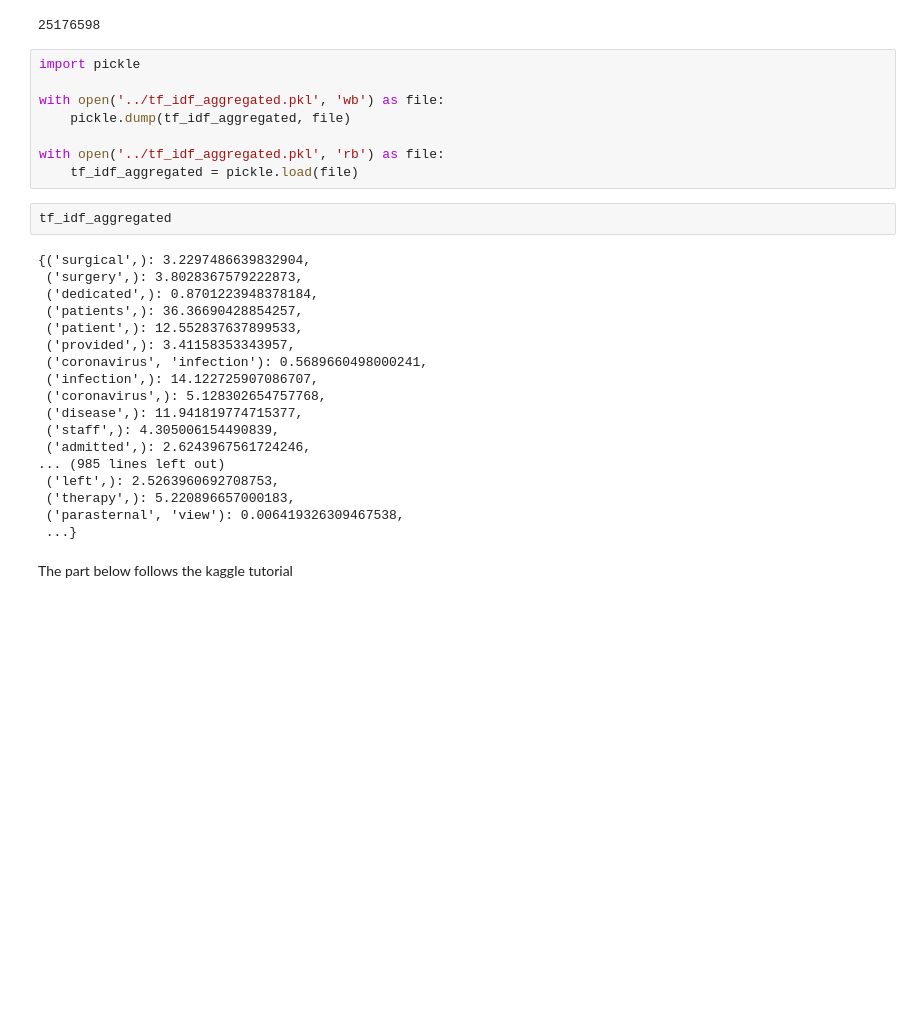
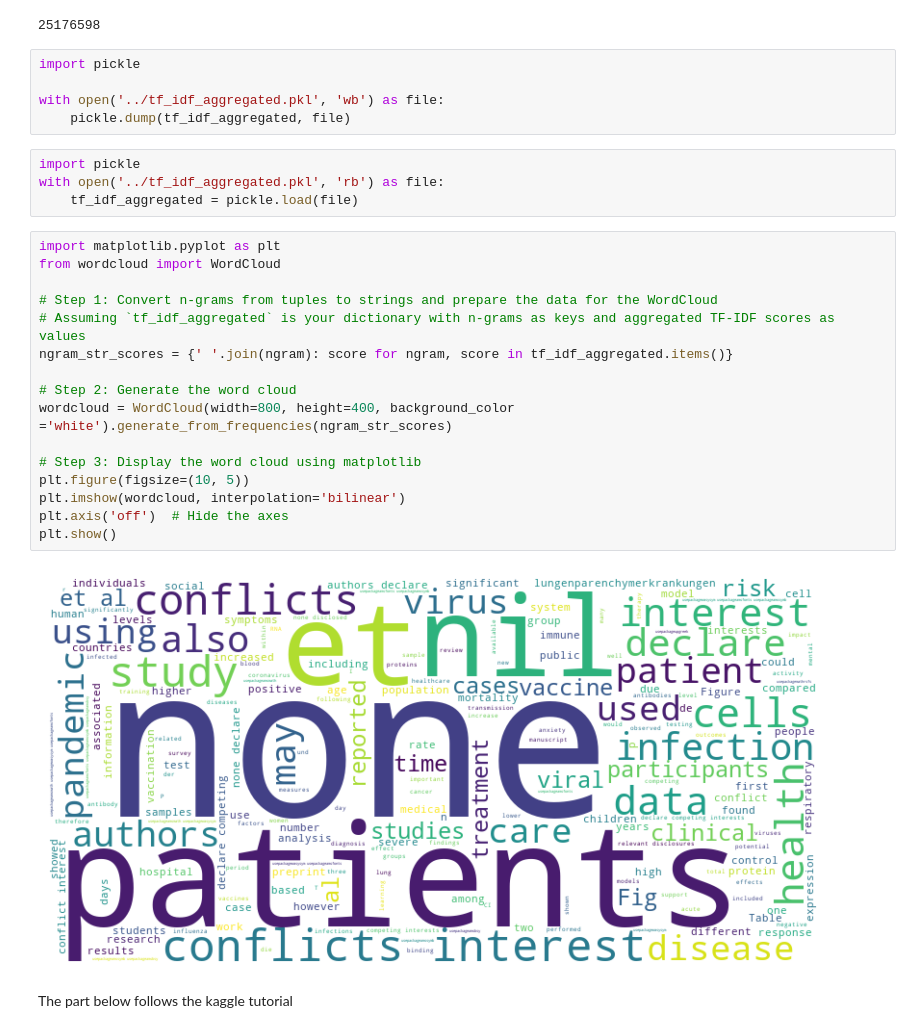
Before and after one commit to JRBonilla/CP8323-CORD19-Research, a Jupyter notebook: A2.ipynb, the cells around one changed output. Saved outputs shown, nothing was run; the diff lists cells and outputs as text; blank space fills up the shorter version.

```diff
--- a/A2.ipynb
+++ b/A2.ipynb
@@ -220,29 +223,28 @@ import pickle
 
 with open('../tf_idf_aggregated.pkl', 'wb') as file:
     pickle.dump(tf_idf_aggregated, file)
-
-with open('../tf_idf_aggregated.pkl', 'rb') as file:
-    tf_idf_aggregated = pickle.load(file)
-# %%
-tf_idf_aggregated
-# %% [output]
-{('surgical',): 3.2297486639832904,
- ('surgery',): 3.8028367579222873,
- ('dedicated',): 0.8701223948378184,
- ('patients',): 36.36690428854257,
- ('patient',): 12.552837637899533,
- ('provided',): 3.41158353343957,
- ('coronavirus', 'infection'): 0.5689660498000241,
- ('infection',): 14.122725907086707,
- ('coronavirus',): 5.128302654757768,
- ('disease',): 11.941819774715377,
- ('staff',): 4.305006154490839,
- ('admitted',): 2.6243967561724246,
-... (985 lines left out)
- ('left',): 2.5263960692708753,
- ('therapy',): 5.220896657000183,
- ('parasternal', 'view'): 0.006419326309467538,
- ...}
+# %%
+import pickle
+with open('../tf_idf_aggregated.pkl', 'rb') as file:
+    tf_idf_aggregated = pickle.load(file)
+# %%
+import matplotlib.pyplot as plt
+from wordcloud import WordCloud
+
+# Step 1: Convert n-grams from tuples to strings and prepare the data for the WordCloud
+# Assuming `tf_idf_aggregated` is your dictionary with n-grams as keys and aggregated TF-IDF scores as values
+ngram_str_scores = {' '.join(ngram): score for ngram, score in tf_idf_aggregated.items()}
+
+# Step 2: Generate the word cloud
+wordcloud = WordCloud(width=800, height=400, background_color ='white').generate_from_frequencies(ngram_str_scores)
+
+# Step 3: Display the word cloud using matplotlib
+plt.figure(figsize=(10, 5))
+plt.imshow(wordcloud, interpolation='bilinear')
+plt.axis('off')  # Hide the axes
+plt.show()
+# %% [output]
+[figure, added]
 # %% [markdown]
 The part below follows the kaggle tutorial
 # %%
```
Also changed, not shown: parts of 14 cells of this notebook, 1 other file.
